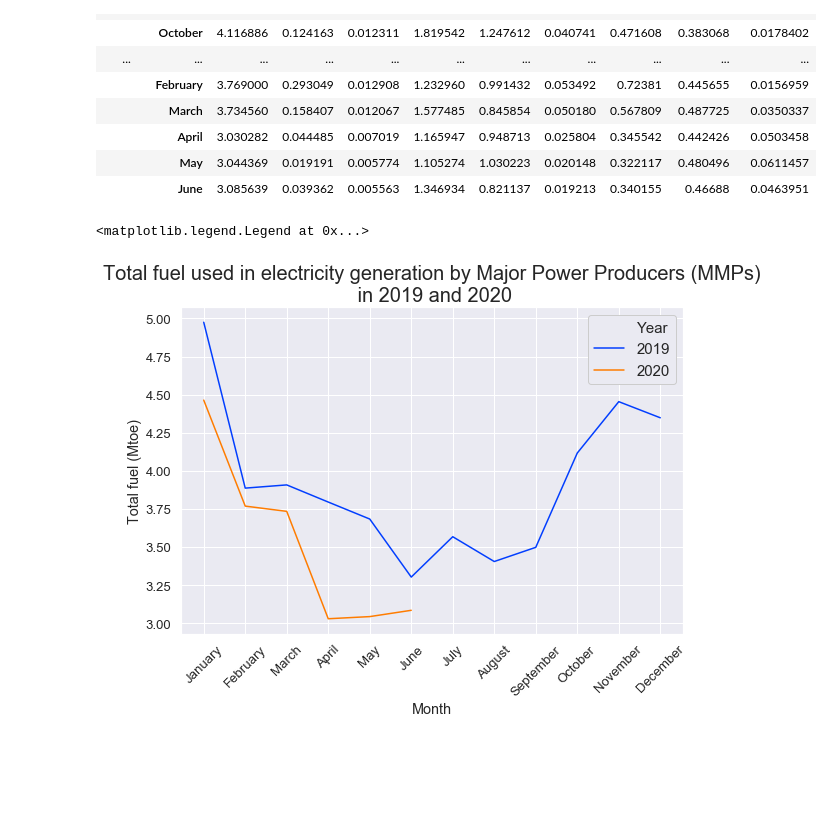
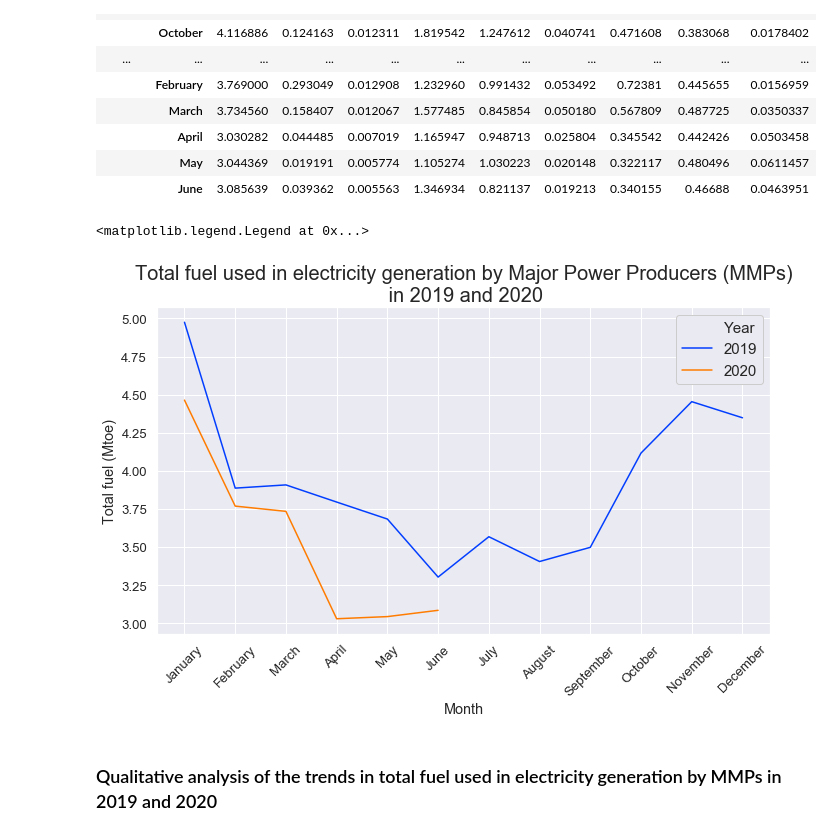
Before and after one commit to abbielms/Big_Data_Challenge_2020, a Jupyter notebook: Big_Data_Challenge_2020.ipynb, the cells around one changed output. Drawn from its saved outputs; the diff is of its cells as text; code cells hidden in the pictures; blank space fills up the shorter version.

Commit message:
Add qualitative analysis in Q3 of total fuel usage by MMPs

```diff
--- a/Big_Data_Challenge_2020.ipynb
+++ b/Big_Data_Challenge_2020.ipynb
@@ -288,16 +288,18 @@ elec_gen_by_MPP_2019_2020_months.set_index(['Year', 'Month'])
 |  | May | 3.044369 | 0.019191 | 0.005774 | 1.105274 | 1.030223 | 0.020148 | 0.322117 | 0.480496 | 0.0611457 |
 |  | June | 3.085639 | 0.039362 | 0.005563 | 1.346934 | 0.821137 | 0.019213 | 0.340155 | 0.46688 | 0.0463951 |
 # %%
-fig, ax = plt.subplots(figsize=(9, 6))
+fig, ax = plt.subplots(figsize=(11, 6))
 sns.set(font_scale=1.2)
 
 sns.lineplot(data=elec_gen_by_MPP_2019_2020_months, x='Month', y='Total', hue='Year', palette='bright', ax=ax, sort=False)
 
 ax.set(xlabel='Month', ylabel='Total fuel (Mtoe)')
 plt.xticks(rotation=45)
 ax.set_title('Total fuel used in electricity generation by Major Power Producers (MMPs)\n in 2019 and 2020', fontsize=20)
 
 ax.legend(prop={'size': 15}, framealpha=1.0)
 # %% [output]
 <matplotlib.legend.Legend at 0x...>
-[figure, old version]
+[figure, new version]
+# %% [markdown]
+### Qualitative analysis of the trends in total fuel used in electricity generation by MMPs in 2019 and 2020
```
Also changed, not shown: parts of 1 cell of this notebook.
